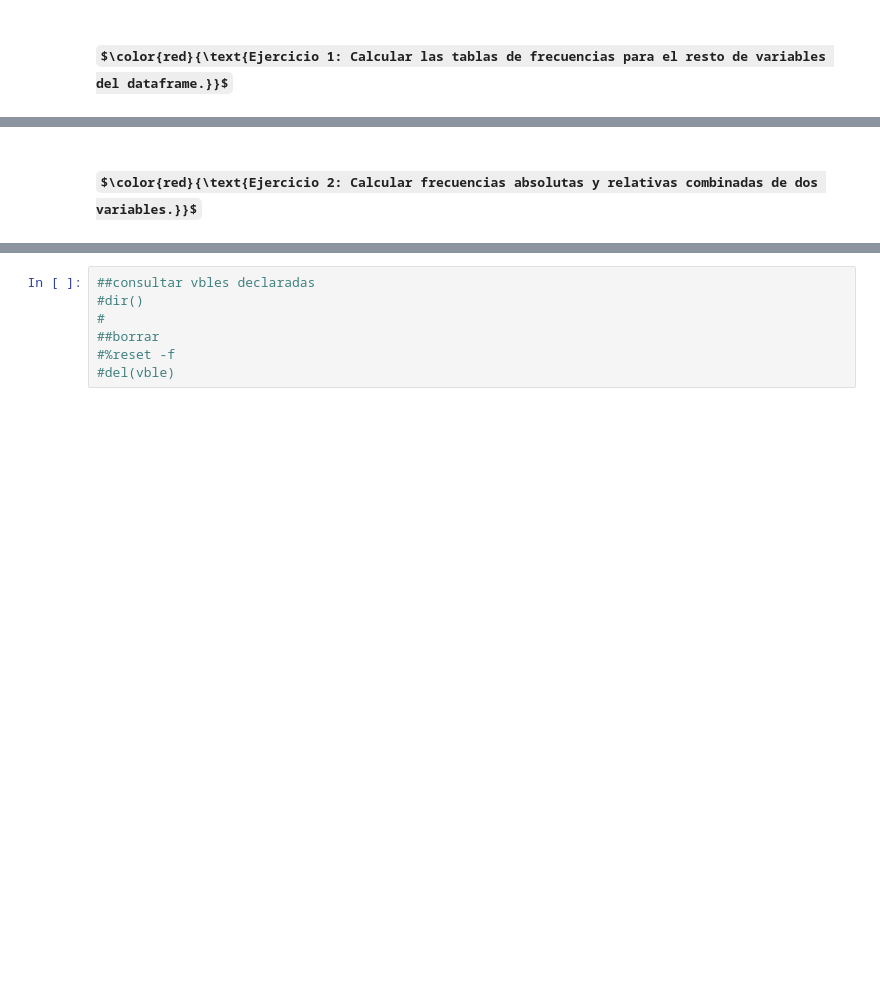
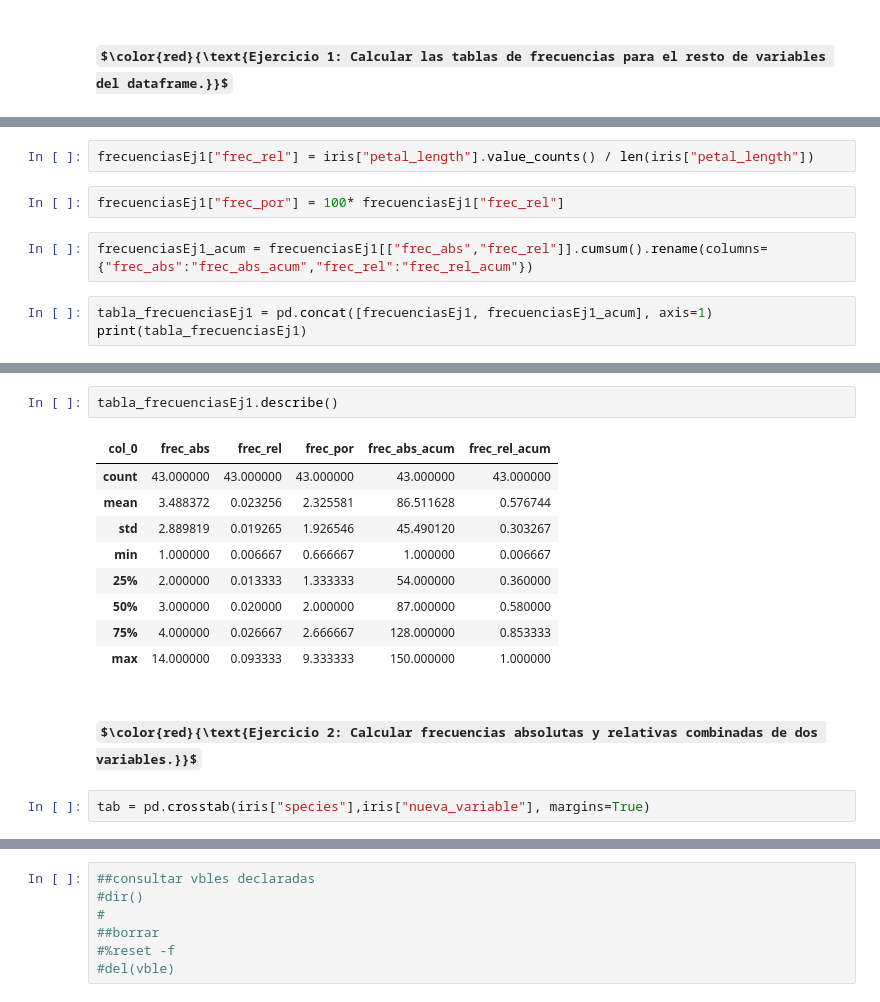
Before and after one commit to toniet/ClasesMaster, a Jupyter notebook: Python/Estadistica/Estadística_descriptiva.ipynb, the cells around one changed output, grey strips where cells are left out. Drawn from its saved outputs; the diff is of its cells as text; some formulas as TeX source; blank space fills up the shorter version.

```diff
--- a/Python/Estadistica/Estadística_descriptiva.ipynb
+++ b/Python/Estadistica/Estadística_descriptiva.ipynb
@@ -72,0 +153,9 @@ print(tabla_frecuencias)
+# %%
+frecuenciasEj1["frec_rel"] = iris["petal_length"].value_counts() / len(iris["petal_length"])
+# %%
+frecuenciasEj1["frec_por"] = 100* frecuenciasEj1["frec_rel"]
+# %%
+frecuenciasEj1_acum = frecuenciasEj1[["frec_abs","frec_rel"]].cumsum().rename(columns={"frec_abs":"frec_abs_acum","frec_rel":"frec_rel_acum"})
+# %%
+tabla_frecuenciasEj1 = pd.concat([frecuenciasEj1, frecuenciasEj1_acum], axis=1)
+print(tabla_frecuenciasEj1)
@@ -73,2 +193,16 @@ print(tabla_frecuencias)
+# %%
+tabla_frecuenciasEj1.describe()
+# %% [output]
+| col_0 | frec_abs | frec_rel | frec_por | frec_abs_acum | frec_rel_acum |
+| count | 43.000000 | 43.000000 | 43.000000 | 43.000000 | 43.000000 |
+| mean | 3.488372 | 0.023256 | 2.325581 | 86.511628 | 0.576744 |
+| std | 2.889819 | 0.019265 | 1.926546 | 45.490120 | 0.303267 |
+| min | 1.000000 | 0.006667 | 0.666667 | 1.000000 | 0.006667 |
+| 25% | 2.000000 | 0.013333 | 1.333333 | 54.000000 | 0.360000 |
+| 50% | 3.000000 | 0.020000 | 2.000000 | 87.000000 | 0.580000 |
+| 75% | 4.000000 | 0.026667 | 2.666667 | 128.000000 | 0.853333 |
+| max | 14.000000 | 0.093333 | 9.333333 | 150.000000 | 1.000000 |
 # %% [markdown]
 ### $\color{red}{\text{Ejercicio 2: Calcular frecuencias absolutas y relativas combinadas de dos variables.}}$
+# %%
+tab = pd.crosstab(iris["species"],iris["nueva_variable"], margins=True)
```
Also changed, not shown: parts of 40 cells of this notebook, 2 other files.
